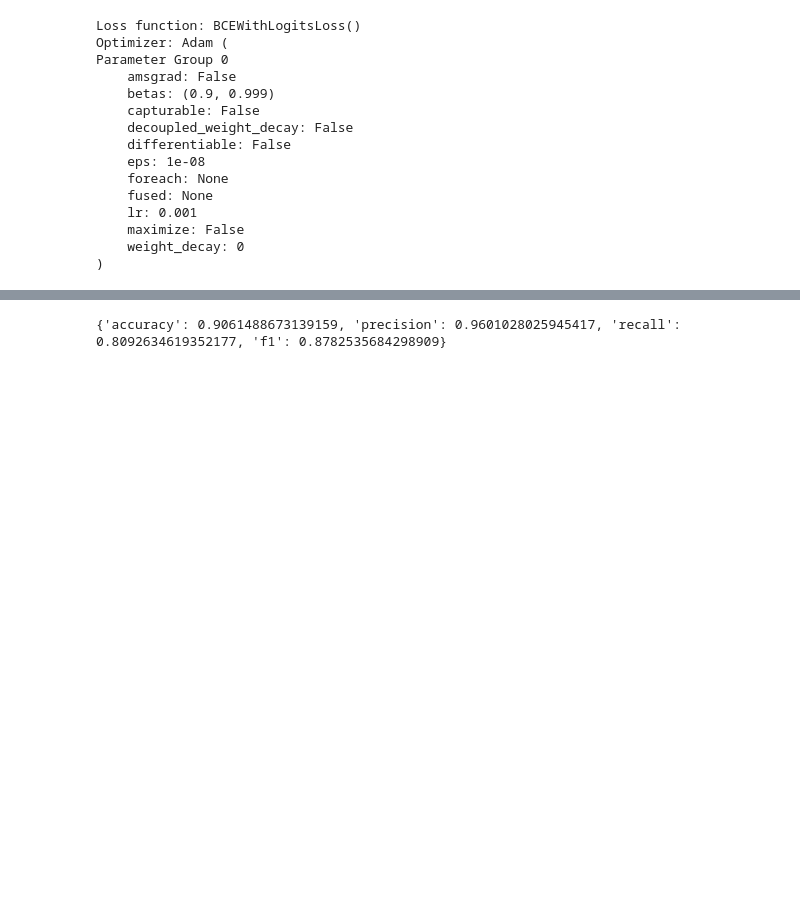
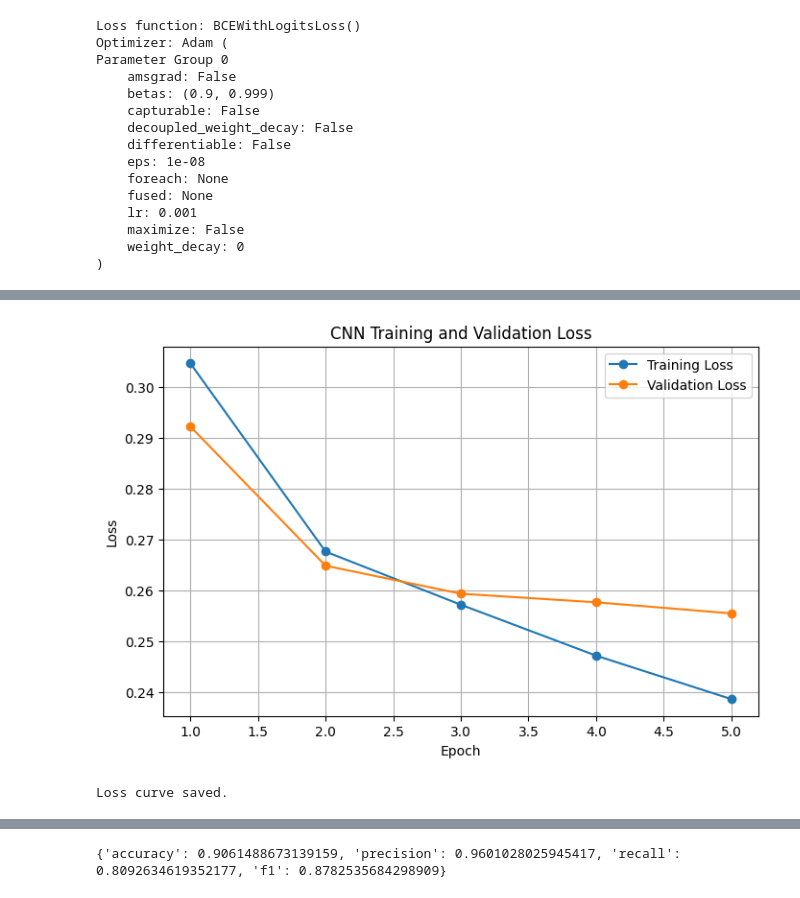
Before and after one commit to neo-nicole/dsa4266-group7, a Jupyter notebook: notebooks/cnn_baseline.ipynb, the cells around one changed output, grey strips where cells are left out. Saved outputs shown, nothing was run; the diff lists cells and outputs as text; code cells hidden in the pictures; blank space fills up the shorter version.

Commit message:
Add CNN baseline results

```diff
--- a/notebooks/cnn_baseline.ipynb
+++ b/notebooks/cnn_baseline.ipynb
@@ -388,5 +404,8 @@ Parameter Group 0
 # %%
 NUM_EPOCHS = 5
+
+train_losses = []
+val_losses = []
 
 for epoch in range(NUM_EPOCHS):
 
@@ -399,24 +418,20 @@ for epoch in range(NUM_EPOCHS):
         X_batch = X_batch.to(device)
         y_batch = y_batch.to(device)
 
-        # Clear old gradients
         optimizer.zero_grad()
 
-        # Forward pass
         outputs = model(X_batch).squeeze(1)
 
-        # Calculate loss
         loss = criterion(outputs, y_batch)
 
-        # Backward pass
         loss.backward()
 
-        # Update model weights
         optimizer.step()
 
         total_train_loss += loss.item()
 
     average_train_loss = total_train_loss / len(train_loader)
+    train_losses.append(average_train_loss)
 
     # Validation
     model.eval()
@@ -435,6 +450,7 @@ for epoch in range(NUM_EPOCHS):
             total_val_loss += loss.item()
 
     average_val_loss = total_val_loss / len(val_loader)
+    val_losses.append(average_val_loss)
 
     print(
         f"Epoch {epoch + 1}/{NUM_EPOCHS} "
@@ -459,3 +497,40 @@ Model saved successfully.
+# %%
+import matplotlib.pyplot as plt
+
+plt.figure(figsize=(8, 5))
+
+plt.plot(
+    range(1, NUM_EPOCHS + 1),
+    train_losses,
+    marker="o",
+    label="Training Loss"
+)
+
+plt.plot(
+    range(1, NUM_EPOCHS + 1),
+    val_losses,
+    marker="o",
+    label="Validation Loss"
+)
+
+plt.xlabel("Epoch")
+plt.ylabel("Loss")
+plt.title("CNN Training and Validation Loss")
+plt.legend()
+plt.grid(True)
+
+plt.savefig(
+    "../results/cnn_loss_curve.png",
+    dpi=300,
+    bbox_inches="tight"
+)
+
+plt.show()
+
+print("Loss curve saved.")
+# %% [output]
+[figure, added]
+Loss curve saved.
 # %%
 from sklearn.metrics import accuracy_score, precision_score, recall_score, f1_score, confusion_matrix
 
```
Also changed, not shown: parts of 7 cells of this notebook, 4 other files.
